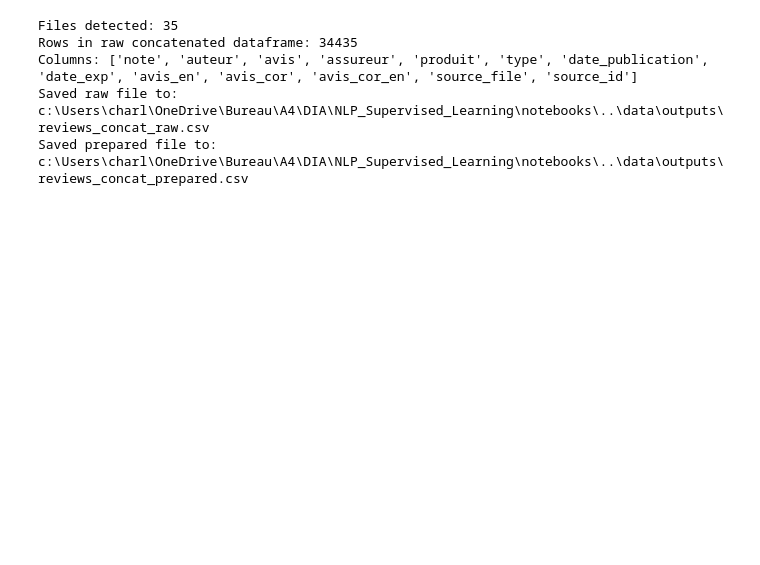
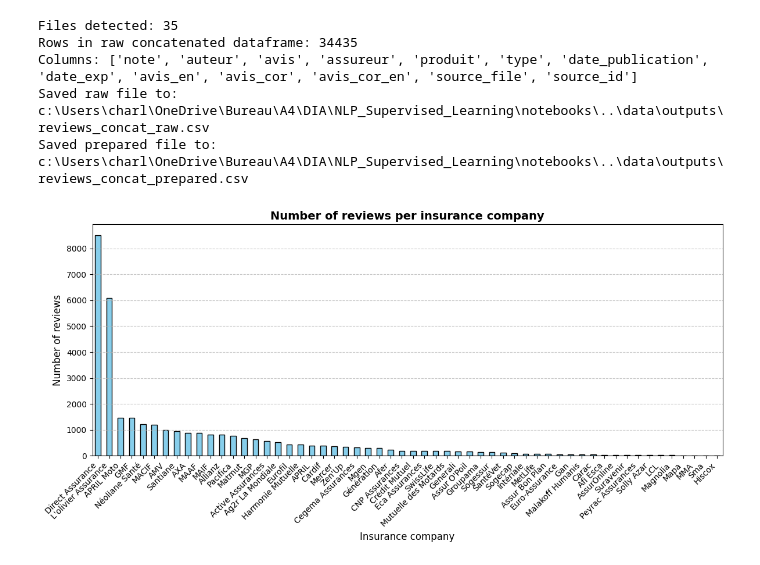
Before and after one commit to Aureleee/NLP_Supervised_Learning, a Jupyter notebook: notebooks/data_exploration.ipynb, the cells around one changed output. Cells and saved outputs as stored; diff of their text form; code cells hidden in the pictures; blank space fills up the shorter version.

Commit message:
Added data visualization

```diff
--- a/notebooks/data_exploration.ipynb
+++ b/notebooks/data_exploration.ipynb
@@ -79,3 +80,17 @@ Rows in raw concatenated dataframe: 34435
 Columns: ['note', 'auteur', 'avis', 'assureur', 'produit', 'type', 'date_publication', 'date_exp', 'avis_en', 'avis_cor', 'avis_cor_en', 'source_file', 'source_id']
 Saved raw file to: c:\Users\charl\OneDrive\Bureau\A4\DIA\NLP_Supervised_Learning\notebooks\..\data\outputs\reviews_concat_raw.csv
 Saved prepared file to: c:\Users\charl\OneDrive\Bureau\A4\DIA\NLP_Supervised_Learning\notebooks\..\data\outputs\reviews_concat_prepared.csv
+# %%
+nb_reviews = df_prepared['assureur'].value_counts().sort_values(ascending=False)
+
+plt.figure(figsize=(12, 6))
+nb_reviews.plot(kind='bar', color='skyblue', edgecolor='black')
+plt.title("Number of reviews per insurance company", fontsize=14, fontweight='bold')
+plt.xlabel("Insurance company", fontsize=12)
+plt.ylabel("Number of reviews", fontsize=12)
+plt.xticks(rotation=45, ha='right') # Rotate names so they don't overlap
+plt.grid(axis='y', linestyle='--', alpha=0.7)
+plt.tight_layout() # Ensures labels are not truncated
+plt.show()
+# %% [output]
+[figure, added]
```
Also changed, not shown: parts of 3 cells of this notebook.
